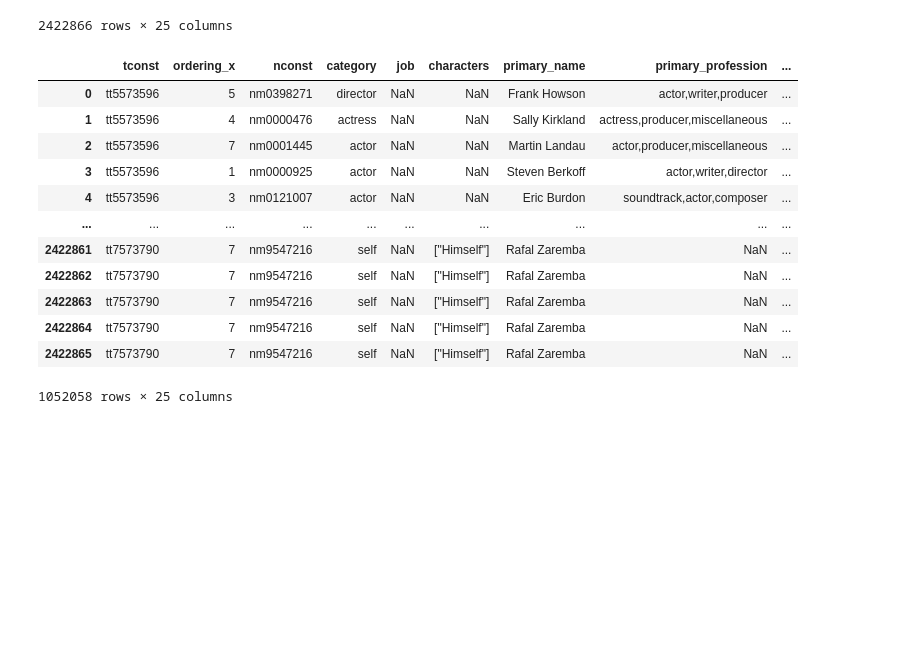
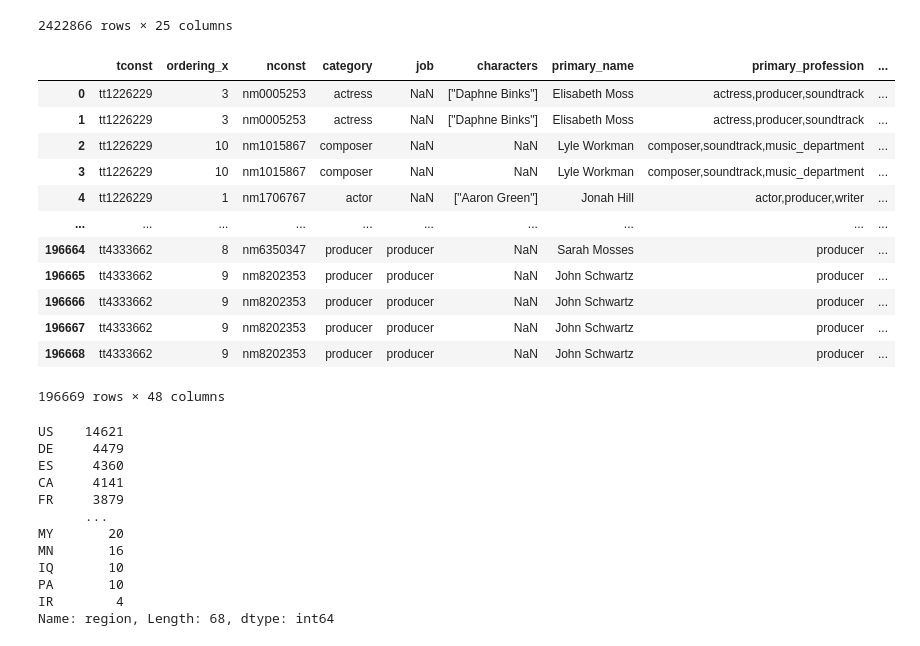
Before and after one commit to nate-walter/Movie-Studio-Project, a Jupyter notebook: imdb_cleaned_merged.ipynb, the cells around one changed output. Saved outputs shown, nothing was run; the diff lists cells and outputs as text; code cells hidden in the pictures; blank space fills up the shorter version.

```diff
--- a/imdb_cleaned_merged.ipynb
+++ b/imdb_cleaned_merged.ipynb
@@ -28,7 +28,7 @@ name_basics_imdb.drop(['birth_year'], axis = 1, inplace=True)
 # %%
 tn_cleaned['movie'] = tn_cleaned['movie'].apply(lambda x: x.lower())
 tndb_cleaned['original_title'] = tndb_cleaned['original_title'].apply(lambda x: x.lower())
+tndb_cleaned['title'] = tndb_cleaned['title'].apply(lambda x: x.lower())
 cleaned_bom['title'] = cleaned_bom['title'].apply(lambda x: x.lower())
 title_basics_imdb['primary_title'] = title_basics_imdb['primary_title'].apply(lambda x: x.lower())
 akas_imdb['title'] = akas_imdb['title'].apply(lambda x: x.lower())
-akas_imdb['region'].value_counts()
@@ -48,3 +35,5 @@ Name: region, Length: 213, dtype: int64
+# %%
+tn_cleaned.rename(columns= {'movie' : 'title'}, inplace=True)
 # %%
 # imdb_title['nconst'].nunique(), names['nconst'].nunique()
 nconst_merge = imdb_title.merge(name_basics_imdb, on = 'nconst')
@@ -118,4 +107,21 @@ merged_data
 | 2422864 | tt7573790 | 7 | nm9547216 | self | NaN | ["Himself"] | Rafal Zaremba | NaN | ... |
 | 2422865 | tt7573790 | 7 | nm9547216 | self | NaN | ["Himself"] | Rafal Zaremba | NaN | ... |
 2422866 rows × 25 columns
+# %%
+final_merge = merged_data.merge(tn_cleaned, on = 'title').merge(tndb_cleaned, on = 'title').merge(cleaned_bom, on = 'title')
+final_merge
+# %% [output]
+|  | tconst | ordering_x | nconst | category | job | characters | primary_name | primary_profession | ... |
+| 0 | tt1226229 | 3 | nm0005253 | actress | NaN | ["Daphne Binks"] | Elisabeth Moss | actress,producer,soundtrack | ... |
+| 1 | tt1226229 | 3 | nm0005253 | actress | NaN | ["Daphne Binks"] | Elisabeth Moss | actress,producer,soundtrack | ... |
+| 2 | tt1226229 | 10 | nm1015867 | composer | NaN | NaN | Lyle Workman | composer,soundtrack,music_department | ... |
+| 3 | tt1226229 | 10 | nm1015867 | composer | NaN | NaN | Lyle Workman | composer,soundtrack,music_department | ... |
+| 4 | tt1226229 | 1 | nm1706767 | actor | NaN | ["Aaron Green"] | Jonah Hill | actor,producer,writer | ... |
+| ... | ... | ... | ... | ... | ... | ... | ... | ... | ... |
+| 196664 | tt4333662 | 8 | nm6350347 | producer | producer | NaN | Sarah Mosses | producer | ... |
+| 196665 | tt4333662 | 9 | nm8202353 | producer | producer | NaN | John Schwartz | producer | ... |
+| 196666 | tt4333662 | 9 | nm8202353 | producer | producer | NaN | John Schwartz | producer | ... |
+| 196667 | tt4333662 | 9 | nm8202353 | producer | producer | NaN | John Schwartz | producer | ... |
+| 196668 | tt4333662 | 9 | nm8202353 | producer | producer | NaN | John Schwartz | producer | ... |
+196669 rows × 48 columns
 # %%
@@ -123,16 +129,15 @@ merged_data_cleaned = merged_data.loc[(merged_data['start_year'] >= 2015) & (mer
 # %%
-merged_data_cleaned
+merged_data_cleaned['region'].value_counts()
 # %% [output]
-|  | tconst | ordering_x | nconst | category | job | characters | primary_name | primary_profession | ... |
-| 0 | tt5573596 | 5 | nm0398271 | director | NaN | NaN | Frank Howson | actor,writer,producer | ... |
-| 1 | tt5573596 | 4 | nm0000476 | actress | NaN | NaN | Sally Kirkland | actress,producer,miscellaneous | ... |
-| 2 | tt5573596 | 7 | nm0001445 | actor | NaN | NaN | Martin Landau | actor,producer,miscellaneous | ... |
-| 3 | tt5573596 | 1 | nm0000925 | actor | NaN | NaN | Steven Berkoff | actor,writer,director | ... |
-| 4 | tt5573596 | 3 | nm0121007 | actor | NaN | NaN | Eric Burdon | soundtrack,actor,composer | ... |
-| ... | ... | ... | ... | ... | ... | ... | ... | ... | ... |
-| 2422861 | tt7573790 | 7 | nm9547216 | self | NaN | ["Himself"] | Rafal Zaremba | NaN | ... |
-| 2422862 | tt7573790 | 7 | nm9547216 | self | NaN | ["Himself"] | Rafal Zaremba | NaN | ... |
-| 2422863 | tt7573790 | 7 | nm9547216 | self | NaN | ["Himself"] | Rafal Zaremba | NaN | ... |
-| 2422864 | tt7573790 | 7 | nm9547216 | self | NaN | ["Himself"] | Rafal Zaremba | NaN | ... |
-| 2422865 | tt7573790 | 7 | nm9547216 | self | NaN | ["Himself"] | Rafal Zaremba | NaN | ... |
-1052058 rows × 25 columns
+US    14621
+DE     4479
+ES     4360
+CA     4141
+FR     3879
+      ...
+MY       20
+MN       16
+IQ       10
+PA       10
+IR        4
+Name: region, Length: 68, dtype: int64
```
Also changed, not shown: parts of 7 cells of this notebook.
